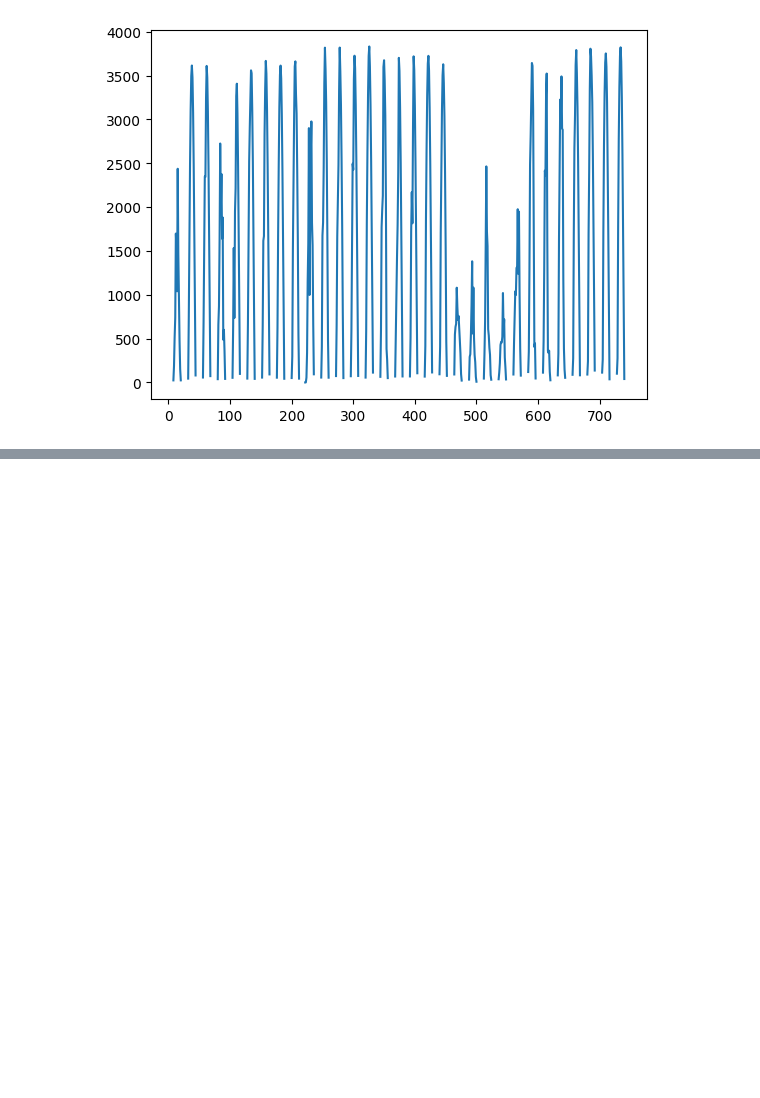
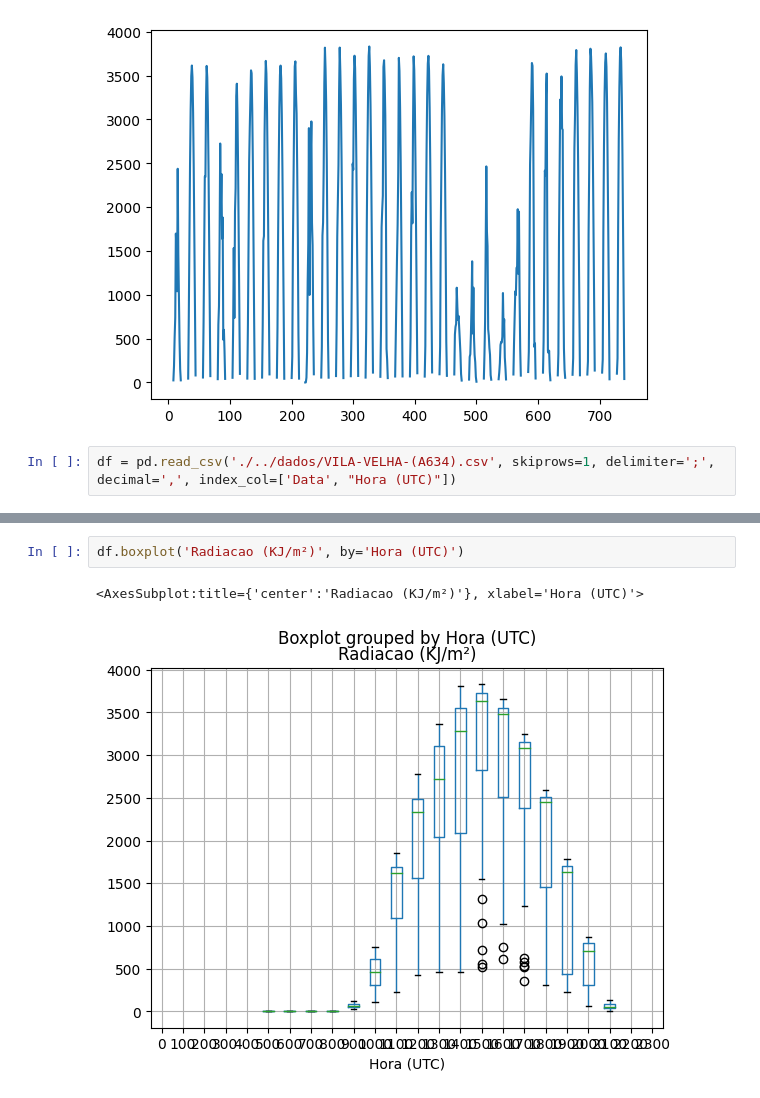
Before and after one commit to georgynio/python_aulas, a Jupyter notebook: Exercicios/Exemplos_base/dados_csv_2.ipynb, the cells around one changed output, grey strips where cells are left out. Saved outputs shown, nothing was run; the diff lists cells and outputs as text; blank space fills up the shorter version.

```diff
--- a/Exercicios/Exemplos_base/dados_csv_2.ipynb
+++ b/Exercicios/Exemplos_base/dados_csv_2.ipynb
@@ -93,3 +96,5 @@ df['Radiacao (KJ/m²)'].plot()
 # %% [output]
 <AxesSubplot:>
 [figure]
+# %%
+df = pd.read_csv('./../dados/VILA-VELHA-(A634).csv', skiprows=1, delimiter=';', decimal=',', index_col=['Data', "Hora (UTC)"])
@@ -95,0 +111,5 @@ df['Radiacao (KJ/m²)'].plot()
+# %%
+df.boxplot('Radiacao (KJ/m²)', by='Hora (UTC)')
+# %% [output]
+<AxesSubplot:title={'center':'Radiacao (KJ/m²)'}, xlabel='Hora (UTC)'>
+[figure, added]
```
Also changed, not shown: parts of 4 cells of this notebook.
